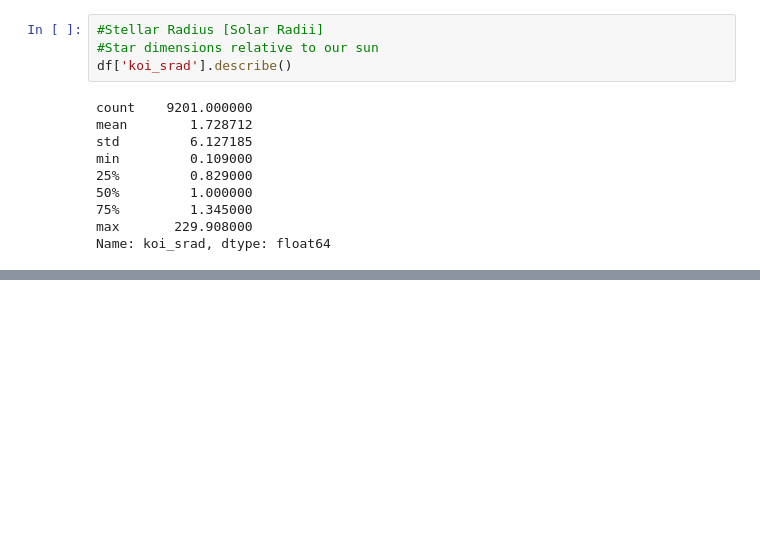
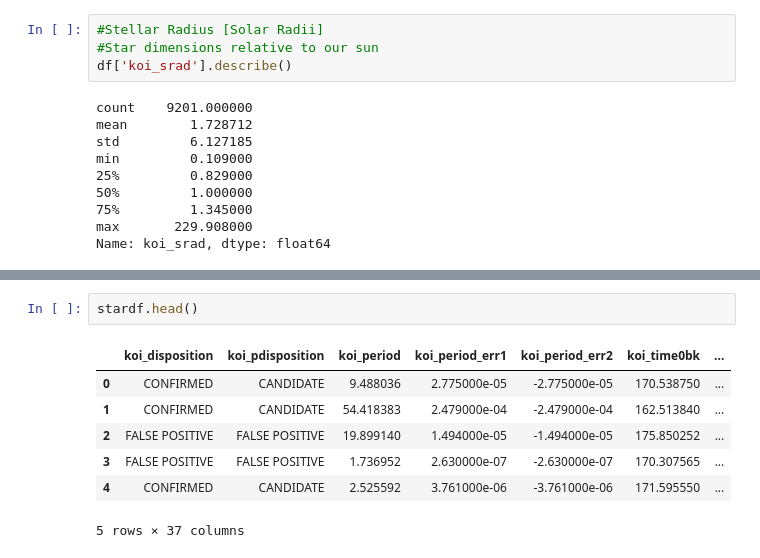
Before and after one commit to DimitriKourouniotis/Capstone2Exoplanets, a Jupyter notebook: EDA Kepler capstone Candidates and Confirms.ipynb, the cells around one changed output, grey strips where cells are left out. Saved outputs shown, nothing was run; the diff lists cells and outputs as text; blank space fills up the shorter version.

```diff
--- a/EDA Kepler capstone Candidates and Confirms.ipynb
+++ b/EDA Kepler capstone Candidates and Confirms.ipynb
@@ -125,0 +137,10 @@ plt.show();
+# %%
+stardf.head()
+# %% [output]
+|  | koi_disposition | koi_pdisposition | koi_period | koi_period_err1 | koi_period_err2 | koi_time0bk | ... |
+| 0 | CONFIRMED | CANDIDATE | 9.488036 | 2.775000e-05 | -2.775000e-05 | 170.538750 | ... |
+| 1 | CONFIRMED | CANDIDATE | 54.418383 | 2.479000e-04 | -2.479000e-04 | 162.513840 | ... |
+| 2 | FALSE POSITIVE | FALSE POSITIVE | 19.899140 | 1.494000e-05 | -1.494000e-05 | 175.850252 | ... |
+| 3 | FALSE POSITIVE | FALSE POSITIVE | 1.736952 | 2.630000e-07 | -2.630000e-07 | 170.307565 | ... |
+| 4 | CONFIRMED | CANDIDATE | 2.525592 | 3.761000e-06 | -3.761000e-06 | 171.595550 | ... |
+5 rows × 37 columns
```
Also changed, not shown: parts of 5 cells of this notebook.
